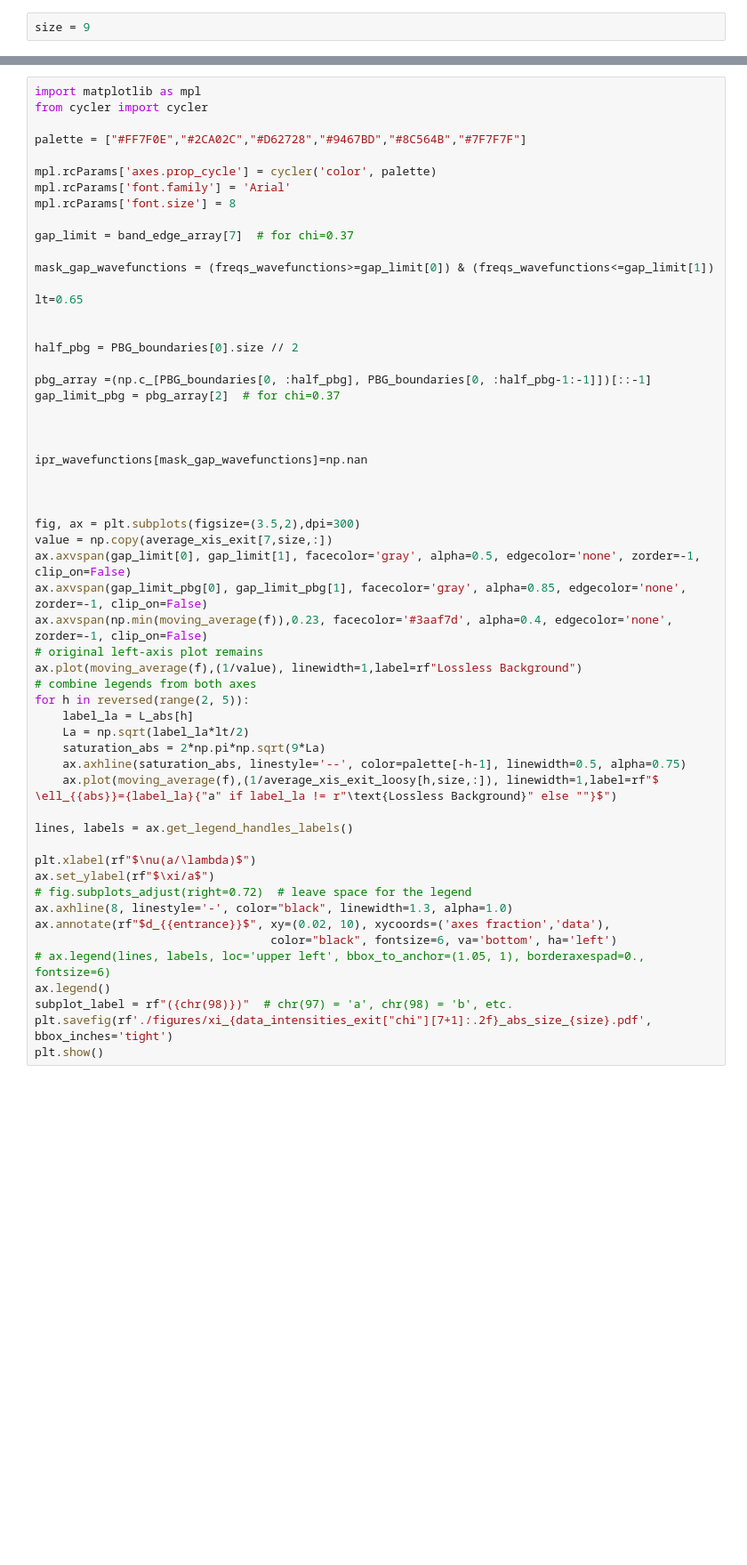
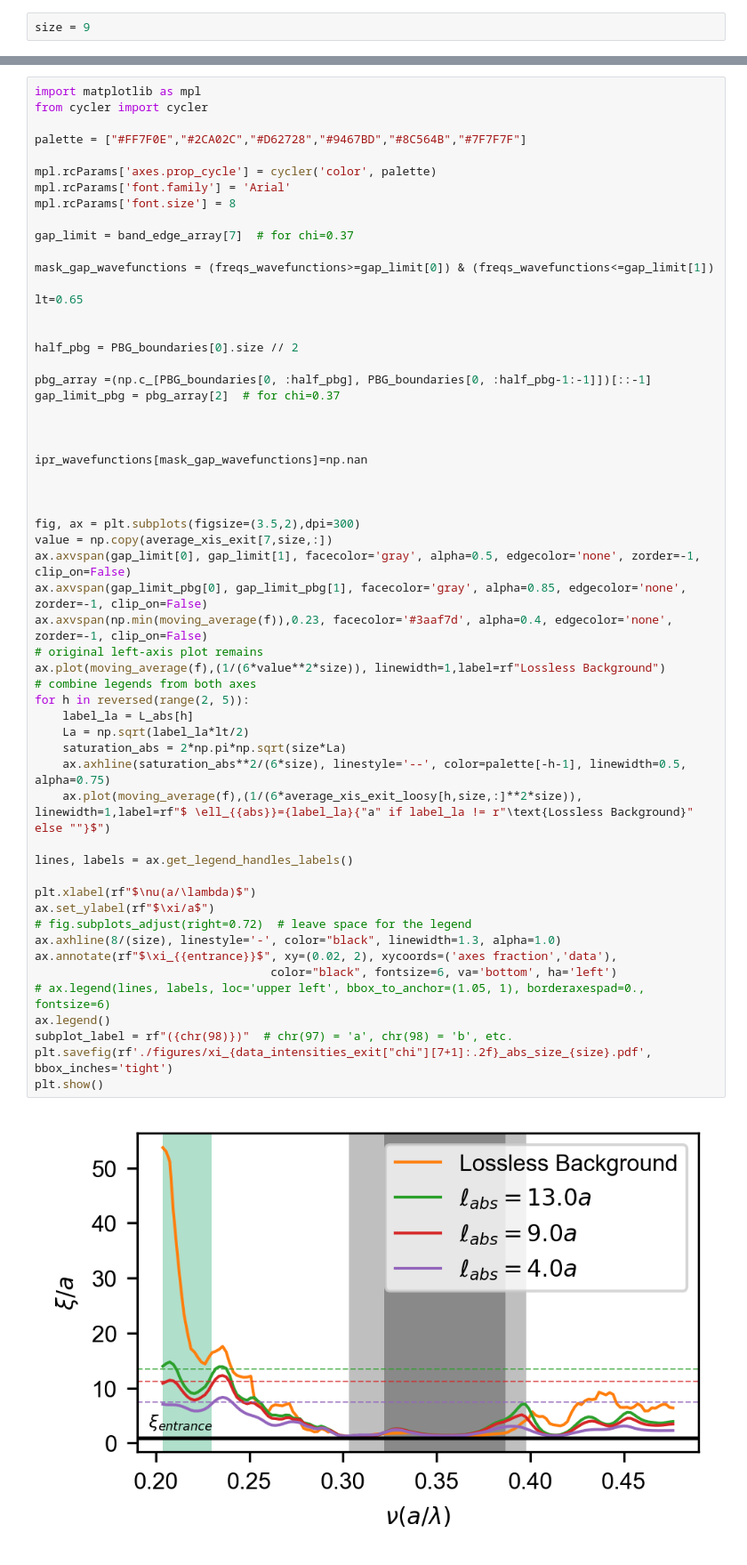
Before and after one commit to fhernandez93/LoadingPermittivityDistToSlabTransmission, a Jupyter notebook: Notebooks/2D SHU Project/20251010_frequency_analysis/20251211_Phase_Diagrams.ipynb, the cells around one changed output, grey strips where cells are left out. Shown at 89% size. Drawn from its saved outputs; the diff is of its cells as text; blank space fills up the shorter version.

```diff
--- a/Notebooks/2D SHU Project/20251010_frequency_analysis/20251211_Phase_Diagrams.ipynb
+++ b/Notebooks/2D SHU Project/20251010_frequency_analysis/20251211_Phase_Diagrams.ipynb
@@ -376,39 +386,41 @@ pbg_array =(np.c_[PBG_boundaries[0, :half_pbg], PBG_boundaries[0, :half_pbg-1:-1
 gap_limit_pbg = pbg_array[2]  # for chi=0.37
 
 
 
 ipr_wavefunctions[mask_gap_wavefunctions]=np.nan
 
 
 
 fig, ax = plt.subplots(figsize=(3.5,2),dpi=300)
 value = np.copy(average_xis_exit[7,size,:])
 ax.axvspan(gap_limit[0], gap_limit[1], facecolor='gray', alpha=0.5, edgecolor='none', zorder=-1, clip_on=False)
 ax.axvspan(gap_limit_pbg[0], gap_limit_pbg[1], facecolor='gray', alpha=0.85, edgecolor='none', zorder=-1, clip_on=False)
 ax.axvspan(np.min(moving_average(f)),0.23, facecolor='#3aaf7d', alpha=0.4, edgecolor='none', zorder=-1, clip_on=False)
 # original left-axis plot remains
-ax.plot(moving_average(f),(1/value), linewidth=1,label=rf"Lossless Background")
+ax.plot(moving_average(f),(1/(6*value**2*size)), linewidth=1,label=rf"Lossless Background")
 # combine legends from both axes
 for h in reversed(range(2, 5)):
     label_la = L_abs[h]
     La = np.sqrt(label_la*lt/2)
-    saturation_abs = 2*np.pi*np.sqrt(9*La)
-    ax.axhline(saturation_abs, linestyle='--', color=palette[-h-1], linewidth=0.5, alpha=0.75)
-    ax.plot(moving_average(f),(1/average_xis_exit_loosy[h,size,:]), linewidth=1,label=rf"$ \ell_{{abs}}={label_la}{"a" if label_la != r"\text{Lossless Background}" else ""}$")
+    saturation_abs = 2*np.pi*np.sqrt(size*La)
+    ax.axhline(saturation_abs**2/(6*size), linestyle='--', color=palette[-h-1], linewidth=0.5, alpha=0.75)
+    ax.plot(moving_average(f),(1/(6*average_xis_exit_loosy[h,size,:]**2*size)), linewidth=1,label=rf"$ \ell_{{abs}}={label_la}{"a" if label_la != r"\text{Lossless Background}" else ""}$")
 
 lines, labels = ax.get_legend_handles_labels()
 
 plt.xlabel(rf"$\nu(a/\lambda)$")
 ax.set_ylabel(rf"$\xi/a$")
 # fig.subplots_adjust(right=0.72)  # leave space for the legend
-ax.axhline(8, linestyle='-', color="black", linewidth=1.3, alpha=1.0)
-ax.annotate(rf"$d_{{entrance}}$", xy=(0.02, 10), xycoords=('axes fraction','data'),
+ax.axhline(8/(size), linestyle='-', color="black", linewidth=1.3, alpha=1.0)
+ax.annotate(rf"$\xi_{{entrance}}$", xy=(0.02, 2), xycoords=('axes fraction','data'),
                                   color="black", fontsize=6, va='bottom', ha='left')
 # ax.legend(lines, labels, loc='upper left', bbox_to_anchor=(1.05, 1), borderaxespad=0., fontsize=6)
 ax.legend()
 subplot_label = rf"({chr(98)})"  # chr(97) = 'a', chr(98) = 'b', etc.
 plt.savefig(rf'./figures/xi_{data_intensities_exit["chi"][7+1]:.2f}_abs_size_{size}.pdf', bbox_inches='tight')
 plt.show()
+# %% [output]
+[figure, added]
 # %%
 #plto ratio of the abs curves to the lossless curve
 fig, ax = plt.subplots(figsize=(3.5,2),dpi=300)
```
Also changed, not shown: parts of 6 cells of this notebook, 1 other file.
